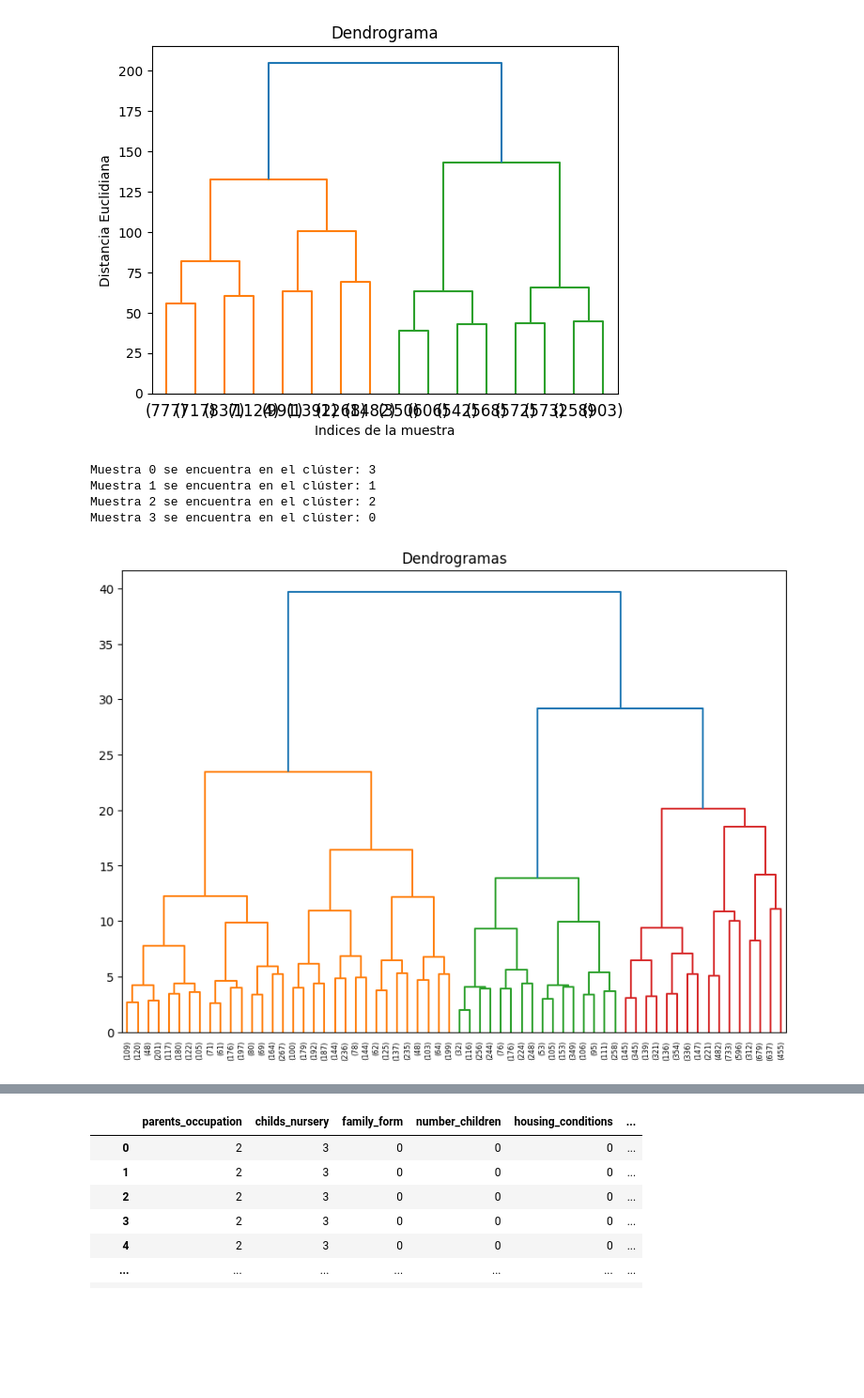
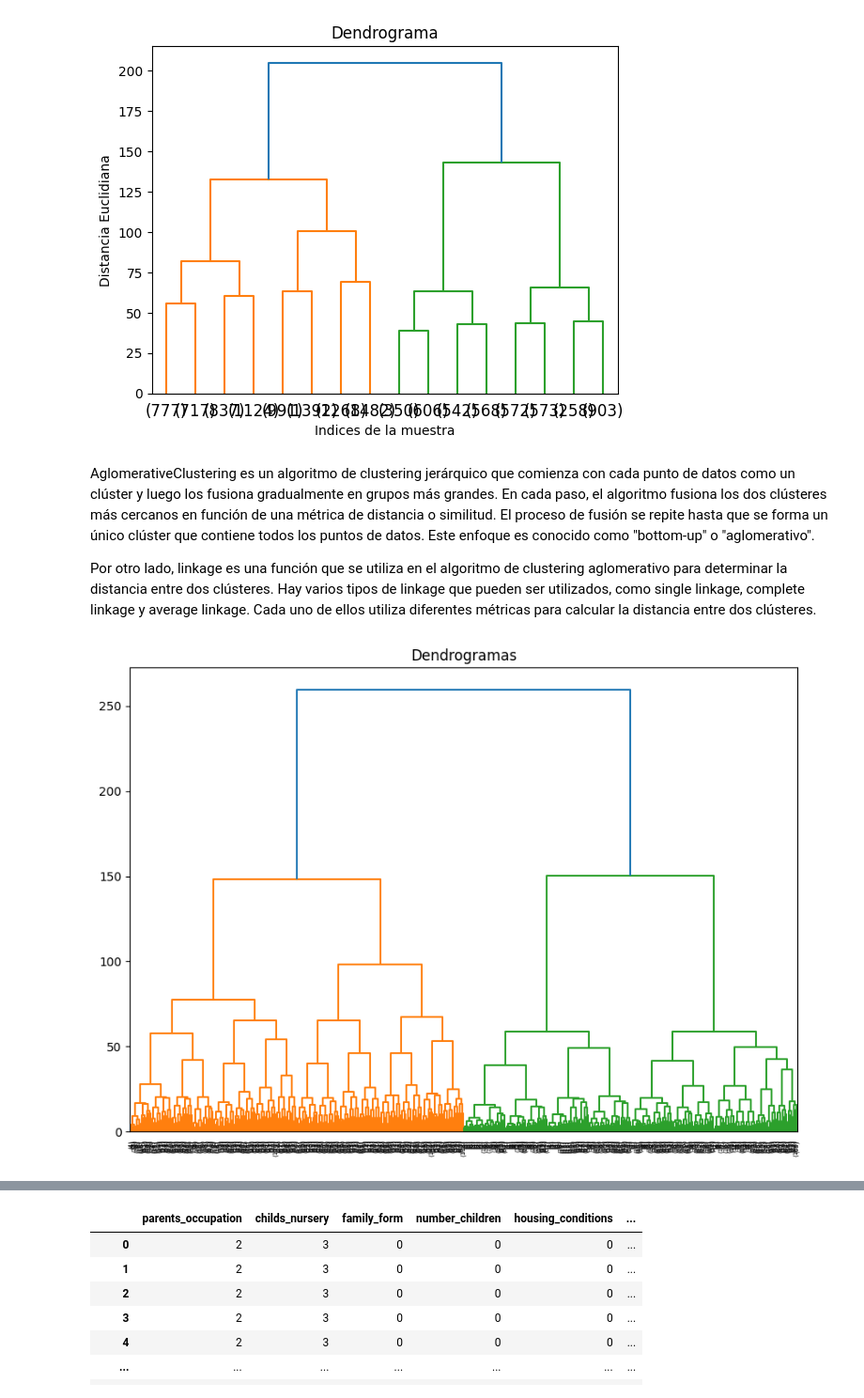
Before and after one commit to PilarAriasVazquez/L4, a Jupyter notebook: Untitled6.ipynb, the cells around one changed output, grey strips where cells are left out. Shown at 94% size. Cells and saved outputs as stored; diff of their text form; code cells hidden in the pictures; blank space fills up the shorter version.

```diff
--- a/Untitled6.ipynb
+++ b/Untitled6.ipynb
@@ -138,8 +138,8 @@ data
 Son clústeres conceptuales, ya que tienen alguna propiedad en común o representan un concepto particular.
 Encuentra características comunes entre los elementos de los clústeres. Los jerárquicos son conceptuales
 # %%
-modelo = AgglomerativeClustering(n_clusters=3, affinity='euclidean', linkage='ward')
-#labels = hierarchical_cluster.fit_predict(data)
-modelo.fit(data)
-etiquetas = modelo.labels_
+# modelo = AgglomerativeClustering(n_clusters=3, affinity='euclidean', linkage='ward')
+# #labels = hierarchical_cluster.fit_predict(data)
+# modelo.fit(data)
+# etiquetas = modelo.labels_
 # %%
@@ -177,44 +174,44 @@ plt.show()
 # %% [output]
 [figure]
+# %% [markdown]
+AglomerativeClustering es un algoritmo de clustering jerárquico que comienza con cada punto de datos como un clúster y luego los fusiona gradualmente en grupos más grandes. En cada paso, el algoritmo fusiona los dos clústeres más cercanos en función de una métrica de distancia o similitud. El proceso de fusión se repite hasta que se forma un único clúster que contiene todos los puntos de datos. Este enfoque es conocido como "bottom-up" o "aglomerativo".
+
+Por otro lado, linkage es una función que se utiliza en el algoritmo de clustering aglomerativo para determinar la distancia entre dos clústeres. Hay varios tipos de linkage que pueden ser utilizados, como single linkage, complete linkage y average linkage. Cada uno de ellos utiliza diferentes métricas para calcular la distancia entre dos clústeres.
 # %%
 #Se selecionan unos datos al azar para posteriormente verificar el clúster
 #al que pertenecen
-indices = [26, 176, 392, 498]
-muestras = pd.DataFrame(data.loc[indices], columns = data.keys()).reset_index(drop = True)
+# indices = [26, 176, 392, 498]
+# muestras = pd.DataFrame(data.loc[indices], columns = data.keys()).reset_index(drop = True)
 ### PROCESAMIENTO DE LOS DATOS ###
 #Se realiza el escalamiento de los datos
 from sklearn import preprocessing
-data_escalada = preprocessing.Normalizer().fit_transform(data)
-muestras_escalada = preprocessing.Normalizer().fit_transform(muestras)
+# data_escalada = preprocessing.Normalizer().fit_transform(data)
+# muestras_escalada = preprocessing.Normalizer().fit_transform(muestras)
 ### ANÁLISIS DE MACHINE LEARNING ###
 #Se determina las variables a evaluar
-X = data_escalada
+# X = data_escalada
 #Se gráfica el dendrograma para obtener el número de clúster
 import scipy.cluster.hierarchy as shc
 plt.figure(figsize=(10, 7))
 plt.title("Dendrogramas")
-dendrograma = shc.dendrogram(shc.linkage(X, method = 'ward'), truncate_mode='level', p=5)
+dendrograma = shc.dendrogram(shc.linkage(data, method = 'ward'), truncate_mode='level', p=8)
 #Obtenido el número de clúster se procede a definir los clústeres
 from sklearn.cluster import AgglomerativeClustering
 #Se define el algoritmo junto con el valor de K
 algoritmo = AgglomerativeClustering(n_clusters = 4,
                                     affinity='euclidean', linkage='ward')
 #Se entrena el algoritmo
-algoritmo.fit(X)
+algoritmo.fit(data)
 data['Cluster']=algoritmo.labels_
-pred1 = algoritmo.fit_predict(X)
+#pred1 = algoritmo.fit_predict(X)
 #Utilicemos los datos de muestras y verifiquemos en que cluster se encuentran
-muestra_prediccion = algoritmo.fit_predict(muestras_escalada)
-for i, pred in enumerate(muestra_prediccion):
-    print( "Muestra", i, "se encuentra en el clúster:", pred)
+# muestra_prediccion = algoritmo.fit_predict(muestras_escalada)
+# for i, pred in enumerate(muestra_prediccion):
+#     print( "Muestra", i, "se encuentra en el clúster:", pred)
 
 plt.show()
 # %% [output]
-Muestra 0 se encuentra en el clúster: 3
-Muestra 1 se encuentra en el clúster: 1
-Muestra 2 se encuentra en el clúster: 2
-Muestra 3 se encuentra en el clúster: 0
-[figure, old version]
+[figure, new version]
 # %%
 #Se gráfica el dendrograma para obtener el número de clúster
 import scipy.cluster.hierarchy as shc
```
Also changed, not shown: parts of 9 cells of this notebook.
